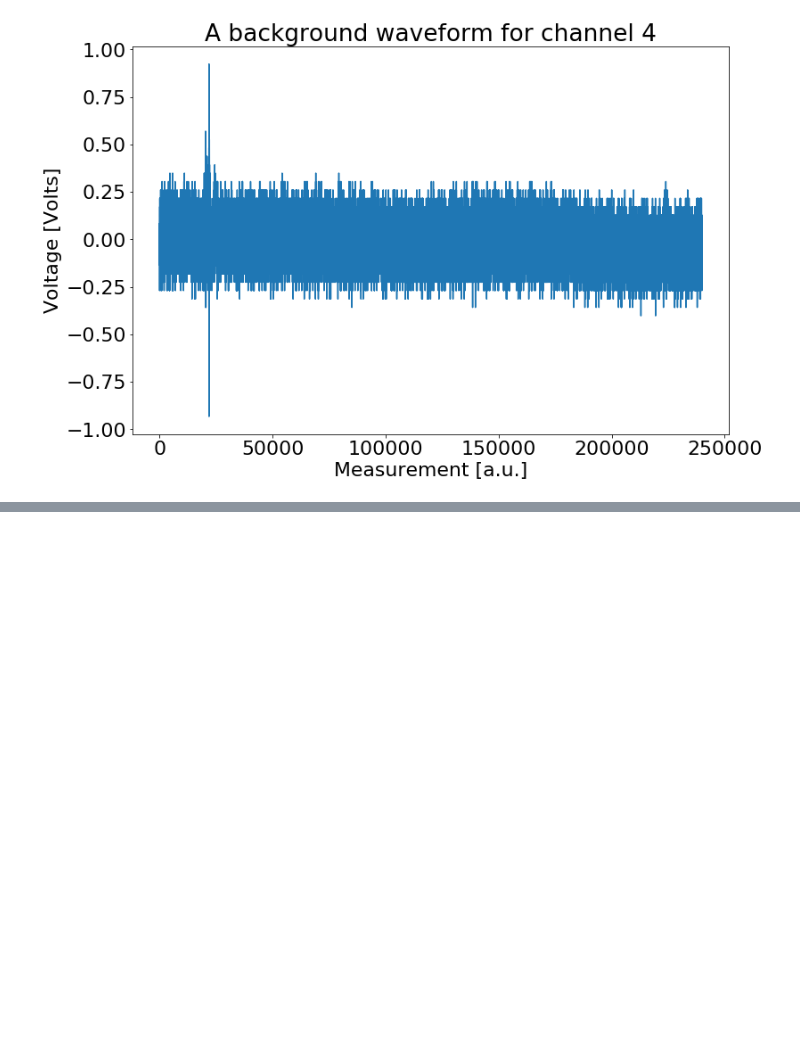
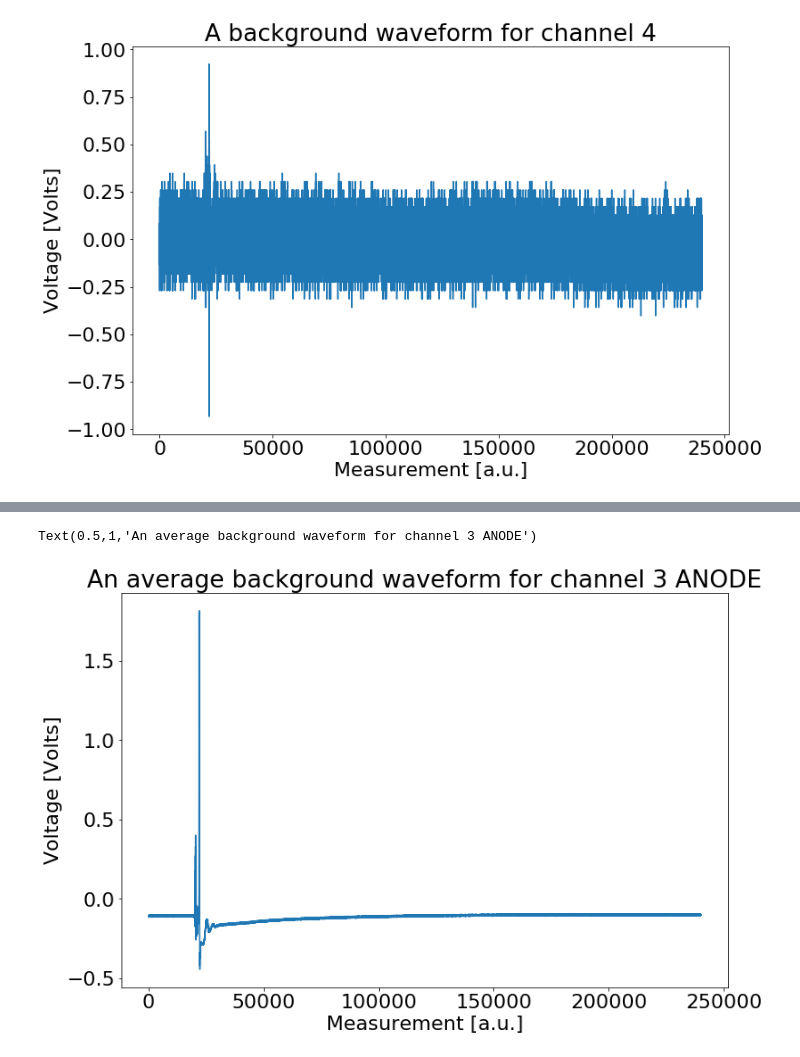
Before and after one commit to StefanoVergani/waveform_study, a Jupyter notebook: bkg_removal.ipynb, the cells around one changed output, grey strips where cells are left out. Saved outputs shown, nothing was run; the diff lists cells and outputs as text; code cells hidden in the pictures; blank space fills up the shorter version.

```diff
--- a/bkg_removal.ipynb
+++ b/bkg_removal.ipynb
@@ -72,0 +101,11 @@ Text(0.5,1,'A background waveform for channel 4')
+# %%
+average_bkg_ch3=ppf.waveform_averager(bkg_ch3)
+# %%
+fig, ax = plt.subplots()
+ax.plot(bkg_time,average_bkg_ch3,label="Input Pulse")
+ax.set_xlabel("Measurement [a.u.]")
+ax.set_ylabel("Voltage [Volts]")
+ax.set_title("An average background waveform for channel 3 ANODE")
+# %% [output]
+Text(0.5,1,'An average background waveform for channel 3 ANODE')
+[figure, added]
```
Also changed, not shown: parts of 22 cells of this notebook, 1 other file.
